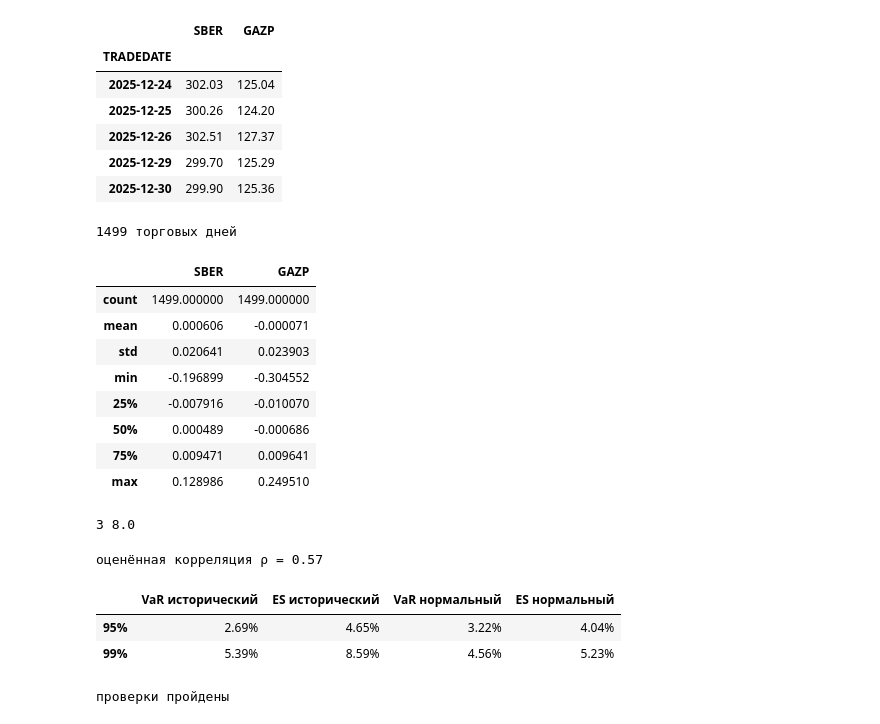
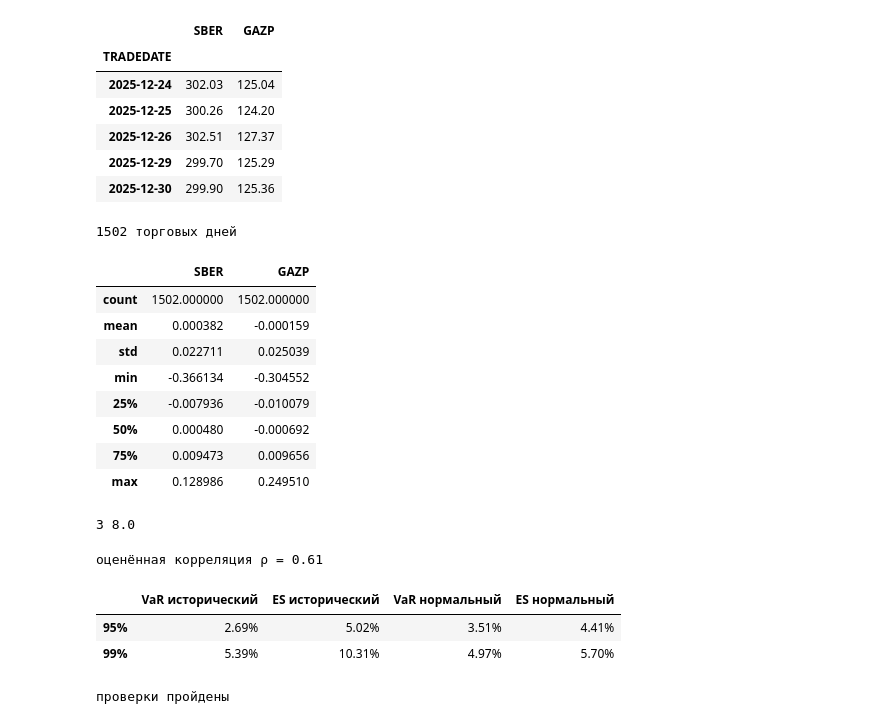
Before and after one commit to yurkhen/VaR_ES, a Jupyter notebook: var_es_portfolio.ipynb, the cells around one changed output. Drawn from its saved outputs; the diff is of its cells as text; code cells hidden in the pictures.

```diff
--- a/var_es_portfolio.ipynb
+++ b/var_es_portfolio.ipynb
@@ -25,19 +25,19 @@ prices.tail()
 | 2025-12-29 | 299.70 | 125.29 |
 | 2025-12-30 | 299.90 | 125.36 |
 # %%
-R = prices.pct_change().dropna()
+R = prices.dropna().pct_change().dropna()
 print(len(R), "торговых дней")
 R.describe()
 # %% [output]
-1499 торговых дней
+1502 торговых дней
 |  | SBER | GAZP |
-| count | 1499.000000 | 1499.000000 |
-| mean | 0.000606 | -0.000071 |
-| std | 0.020641 | 0.023903 |
-| min | -0.196899 | -0.304552 |
-| 25% | -0.007916 | -0.010070 |
-| 50% | 0.000489 | -0.000686 |
-| 75% | 0.009471 | 0.009641 |
+| count | 1502.000000 | 1502.000000 |
+| mean | 0.000382 | -0.000159 |
+| std | 0.022711 | 0.025039 |
+| min | -0.366134 | -0.304552 |
+| 25% | -0.007936 | -0.010079 |
+| 50% | 0.000480 | -0.000692 |
+| 75% | 0.009473 | 0.009656 |
 | max | 0.128986 | 0.249510 |
 # %%
 def var_hist(L, a):
@@ -77,10 +77,10 @@ table = pd.DataFrame(
 )
 table.map(lambda v: f"{v:.2%}")
 # %% [output]
-оценённая корреляция ρ = 0.57
+оценённая корреляция ρ = 0.61
 |  | VaR исторический | ES исторический | VaR нормальный | ES нормальный |
-| 95% | 2.69% | 4.65% | 3.22% | 4.04% |
-| 99% | 5.39% | 8.59% | 4.56% | 5.23% |
+| 95% | 2.69% | 5.02% | 3.51% | 4.41% |
+| 99% | 5.39% | 10.31% | 4.97% | 5.70% |
 # %%
 for a in alphas:
     for xx in [0, 0.5, 1]:
```
Also changed, not shown: parts of 3 cells of this notebook.
